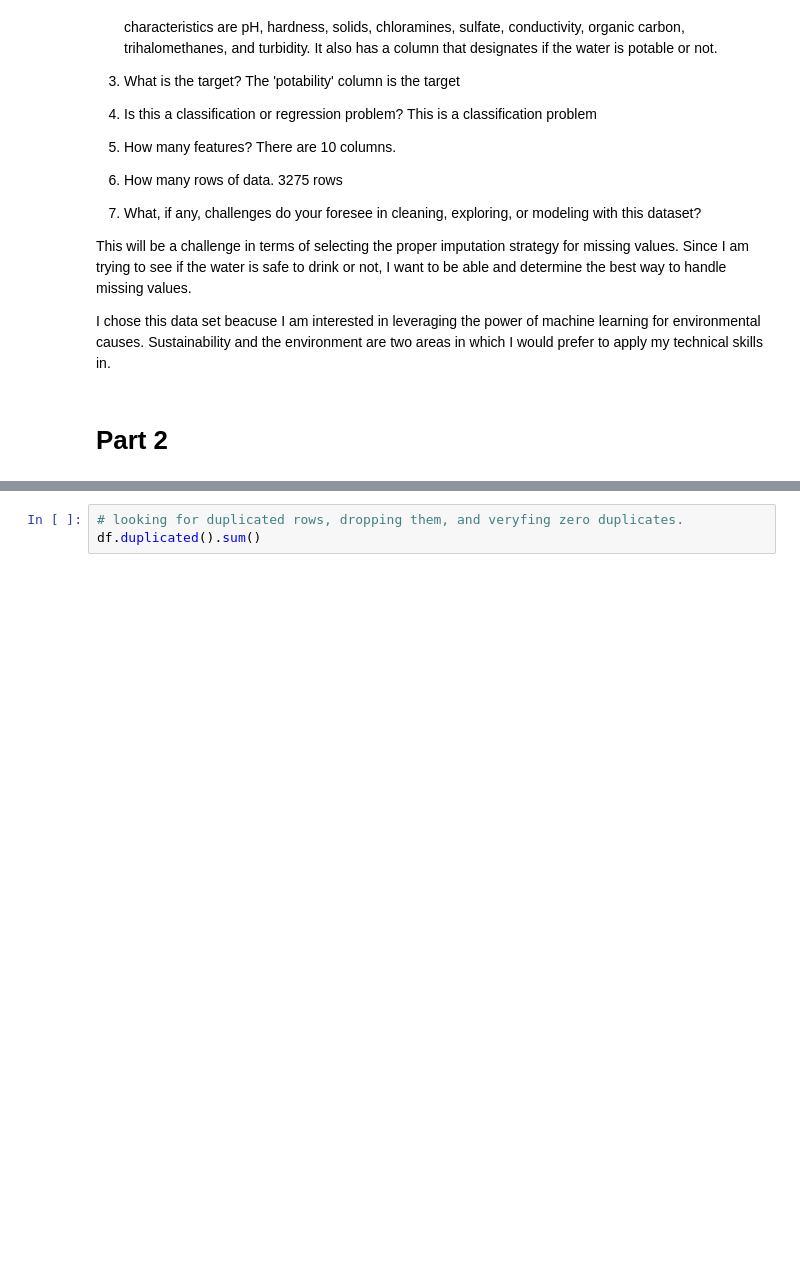
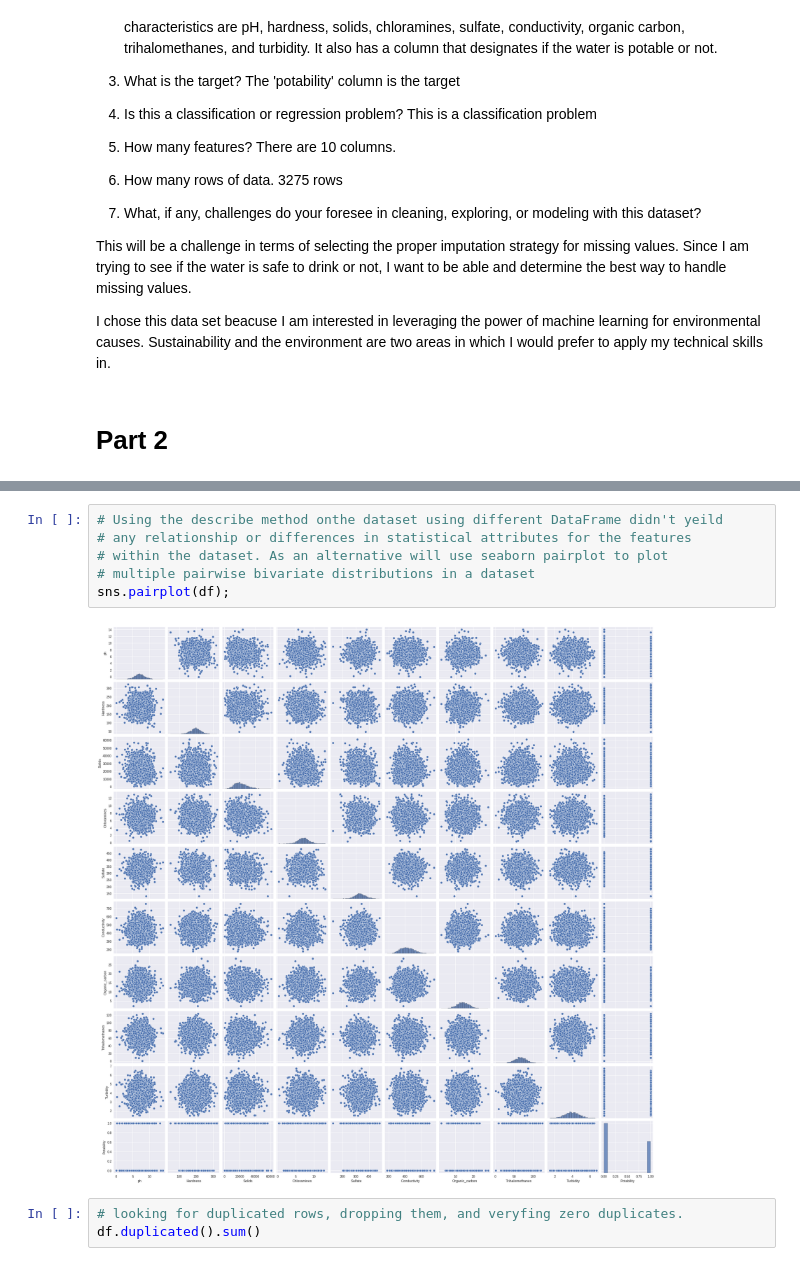
Before and after one commit to dvisionst/Project_Two, a Jupyter notebook: Project_Two.ipynb, the cells around one changed output, grey strips where cells are left out. Saved outputs shown, nothing was run; the diff lists cells and outputs as text; blank space fills up the shorter version.

```diff
--- a/Project_Two.ipynb
+++ b/Project_Two.ipynb
@@ -79,3 +126,11 @@ df.describe()
+# %%
+# Using the describe method onthe dataset using different DataFrame didn't yeild
+# any relationship or differences in statistical attributes for the features
+# within the dataset. As an alternative will use seaborn pairplot to plot
+# multiple pairwise bivariate distributions in a dataset
+sns.pairplot(df);
+# %% [output]
+[figure, added]
 # %%
 # looking for duplicated rows, dropping them, and veryfing zero duplicates.
 df.duplicated().sum()
```
Also changed, not shown: parts of 39 cells of this notebook.
